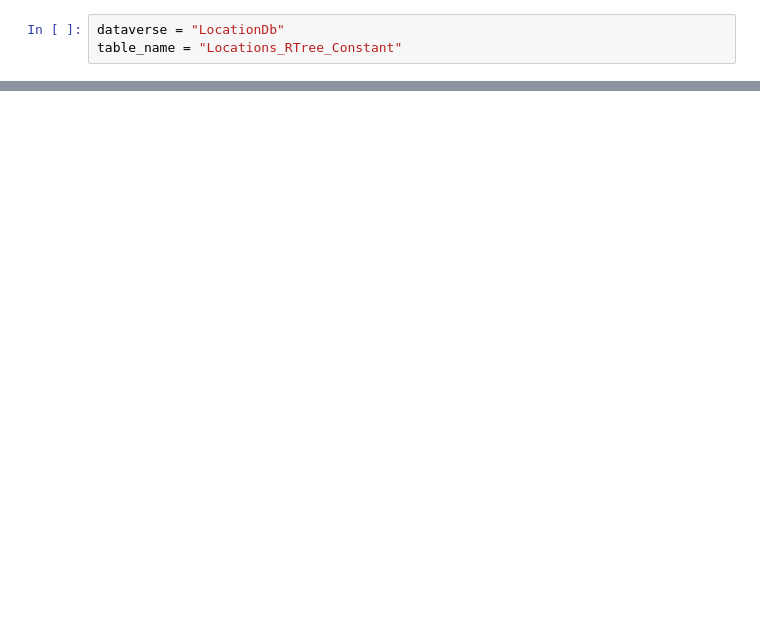
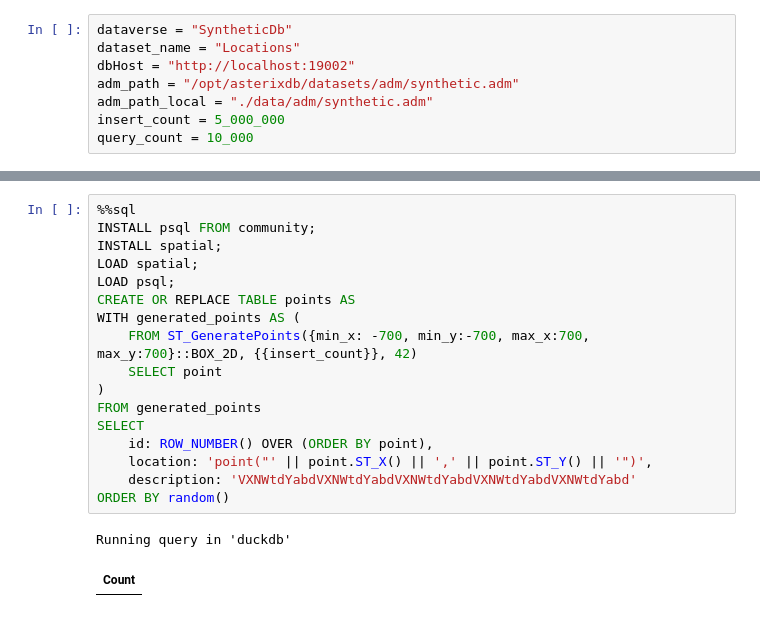
Before and after one commit to LipatJob/spatial-lsm-tree-benchmark, a Jupyter notebook: 4. load_dataset.ipynb, the cells around one changed output, grey strips where cells are left out. Saved outputs shown, nothing was run; the diff lists cells and outputs as text; blank space fills up the shorter version.

```diff
--- a/4. load_dataset.ipynb
+++ b/4. load_dataset.ipynb
@@ -1,3 +1,8 @@
 # %%
-dataverse = "LocationDb"
-table_name = "Locations_RTree_Constant"
+dataverse = "SyntheticDb"
+dataset_name = "Locations"
+dbHost = "http://localhost:19002"
+adm_path = "/opt/asterixdb/datasets/adm/synthetic.adm"
+adm_path_local = "./data/adm/synthetic.adm"
+insert_count = 5_000_000
+query_count = 10_000
@@ -3,0 +62,20 @@ table_name = "Locations_RTree_Constant"
+# %%
+%%sql
+INSTALL psql FROM community;
+INSTALL spatial;
+LOAD spatial;
+LOAD psql;
+CREATE OR REPLACE TABLE points AS
+WITH generated_points AS (
+    FROM ST_GeneratePoints({min_x: -700, min_y:-700, max_x:700, max_y:700}::BOX_2D, {{insert_count}}, 42)
+    SELECT point
+)
+FROM generated_points
+SELECT
+    id: ROW_NUMBER() OVER (ORDER BY point),
+    location: 'point("' || point.ST_X() || ',' || point.ST_Y() || '")',
+    description: 'VXNWtdYabdVXNWtdYabdVXNWtdYabdVXNWtdYabdVXNWtdYabd'
+ORDER BY random()
+# %% [output]
+Running query in 'duckdb'
+| Count |
```
Also changed, not shown: parts of 11 cells of this notebook.
